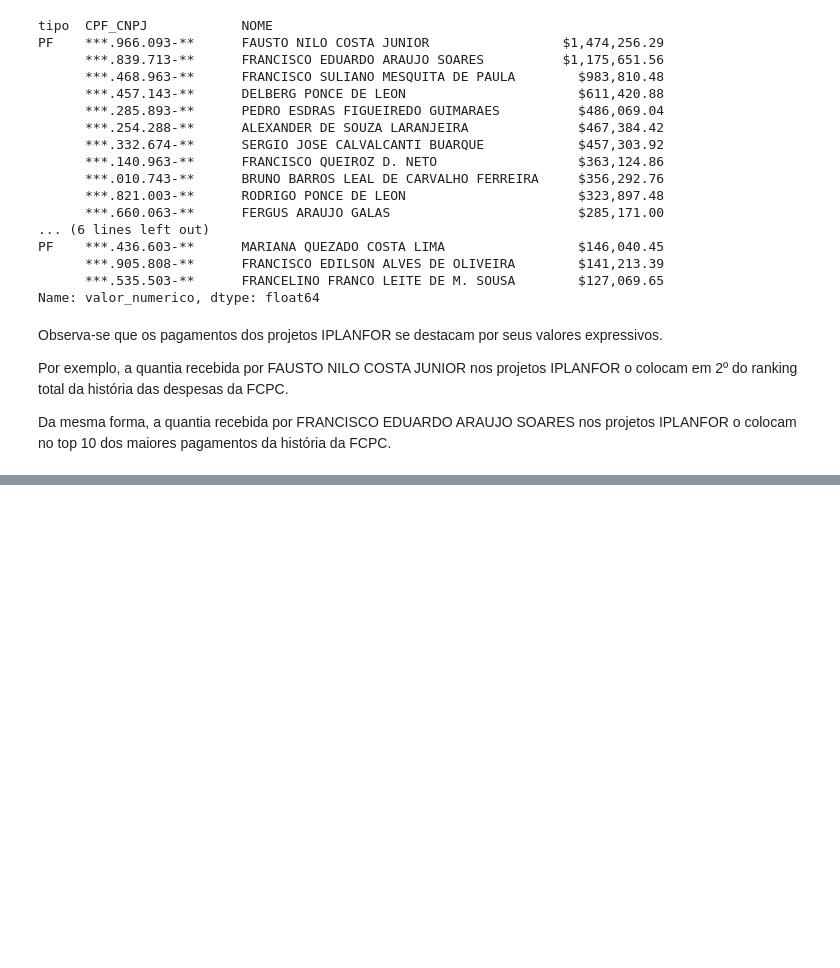
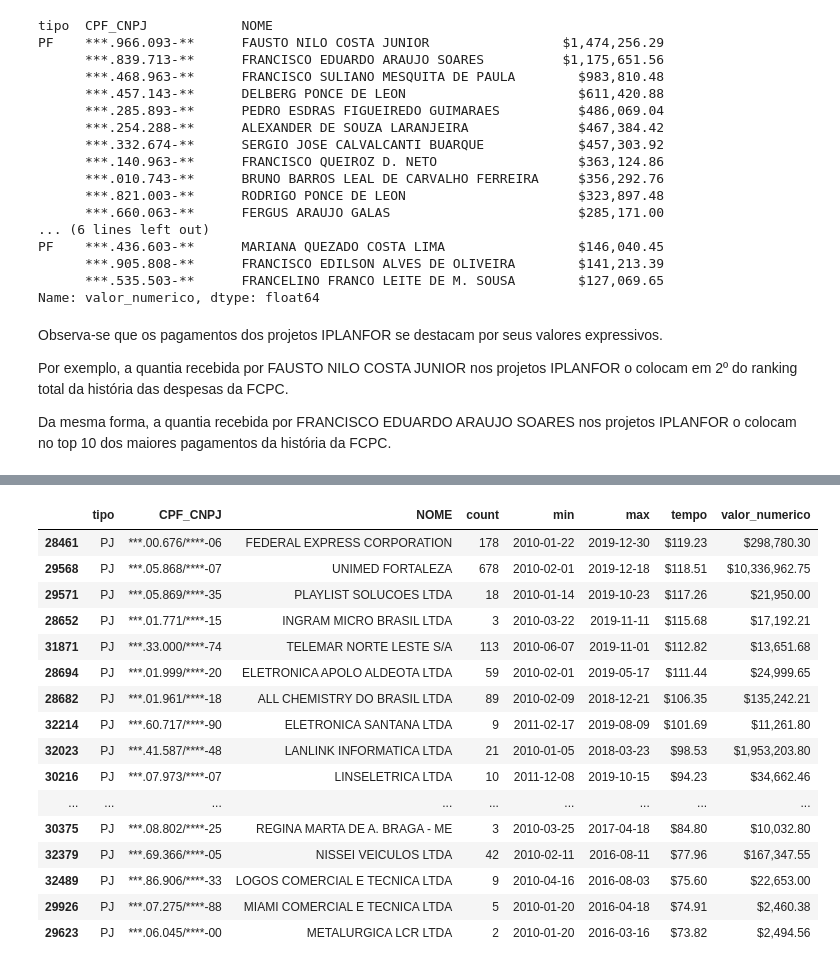
Before and after one commit to tmalveirac/fcpc, a Jupyter notebook: fcpc_analise_projetos.ipynb, the cells around one changed output, grey strips where cells are left out. Cells and saved outputs as stored; diff of their text form; code cells hidden in the pictures; blank space fills up the shorter version.

```diff
--- a/fcpc_analise_projetos.ipynb
+++ b/fcpc_analise_projetos.ipynb
@@ -281,0 +309,21 @@ Da mesma forma, a quantia recebida por FRANCISCO EDUARDO ARAUJO SOARES nos proje
+# %%
+#PJ
+cpf_cnpj_nome_df.query('tipo == "PJ"').sort_values(by='tempo', ascending=False).head(20)
+# %% [output]
+|  | tipo | CPF_CNPJ | NOME | count | min | max | tempo | valor_numerico |
+| 28461 | PJ | ***.00.676/****-06 | FEDERAL EXPRESS CORPORATION | 178 | 2010-01-22 | 2019-12-30 | $119.23 | $298,780.30 |
+| 29568 | PJ | ***.05.868/****-07 | UNIMED FORTALEZA | 678 | 2010-02-01 | 2019-12-18 | $118.51 | $10,336,962.75 |
+| 29571 | PJ | ***.05.869/****-35 | PLAYLIST SOLUCOES LTDA | 18 | 2010-01-14 | 2019-10-23 | $117.26 | $21,950.00 |
+| 28652 | PJ | ***.01.771/****-15 | INGRAM MICRO BRASIL LTDA | 3 | 2010-03-22 | 2019-11-11 | $115.68 | $17,192.21 |
+| 31871 | PJ | ***.33.000/****-74 | TELEMAR NORTE LESTE S/A | 113 | 2010-06-07 | 2019-11-01 | $112.82 | $13,651.68 |
+| 28694 | PJ | ***.01.999/****-20 | ELETRONICA APOLO ALDEOTA LTDA | 59 | 2010-02-01 | 2019-05-17 | $111.44 | $24,999.65 |
+| 28682 | PJ | ***.01.961/****-18 | ALL CHEMISTRY DO BRASIL LTDA | 89 | 2010-02-09 | 2018-12-21 | $106.35 | $135,242.21 |
+| 32214 | PJ | ***.60.717/****-90 | ELETRONICA SANTANA LTDA | 9 | 2011-02-17 | 2019-08-09 | $101.69 | $11,261.80 |
+| 32023 | PJ | ***.41.587/****-48 | LANLINK INFORMATICA LTDA | 21 | 2010-01-05 | 2018-03-23 | $98.53 | $1,953,203.80 |
+| 30216 | PJ | ***.07.973/****-07 | LINSELETRICA LTDA | 10 | 2011-12-08 | 2019-10-15 | $94.23 | $34,662.46 |
+| ... | ... | ... | ... | ... | ... | ... | ... | ... |
+| 30375 | PJ | ***.08.802/****-25 | REGINA MARTA DE A. BRAGA - ME | 3 | 2010-03-25 | 2017-04-18 | $84.80 | $10,032.80 |
+| 32379 | PJ | ***.69.366/****-05 | NISSEI VEICULOS LTDA | 42 | 2010-02-11 | 2016-08-11 | $77.96 | $167,347.55 |
+| 32489 | PJ | ***.86.906/****-33 | LOGOS COMERCIAL E TECNICA LTDA | 9 | 2010-04-16 | 2016-08-03 | $75.60 | $22,653.00 |
+| 29926 | PJ | ***.07.275/****-88 | MIAMI COMERCIAL E TECNICA LTDA | 5 | 2010-01-20 | 2016-04-18 | $74.91 | $2,460.38 |
+| 29623 | PJ | ***.06.045/****-00 | METALURGICA LCR LTDA | 2 | 2010-01-20 | 2016-03-16 | $73.82 | $2,494.56 |
```
Also changed, not shown: parts of 9 cells of this notebook.
